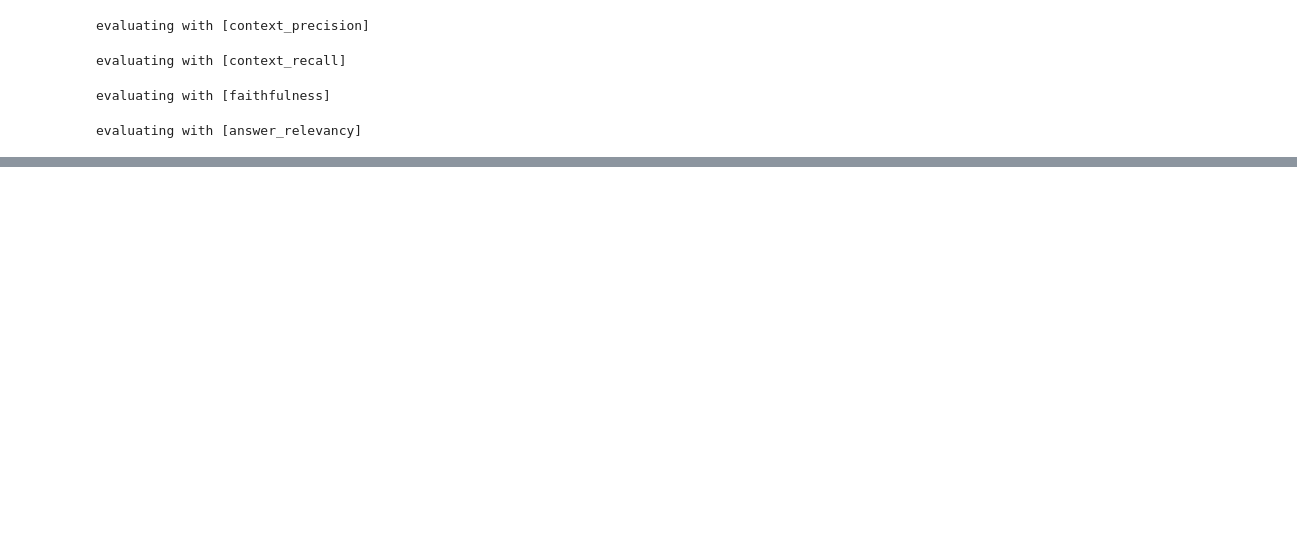
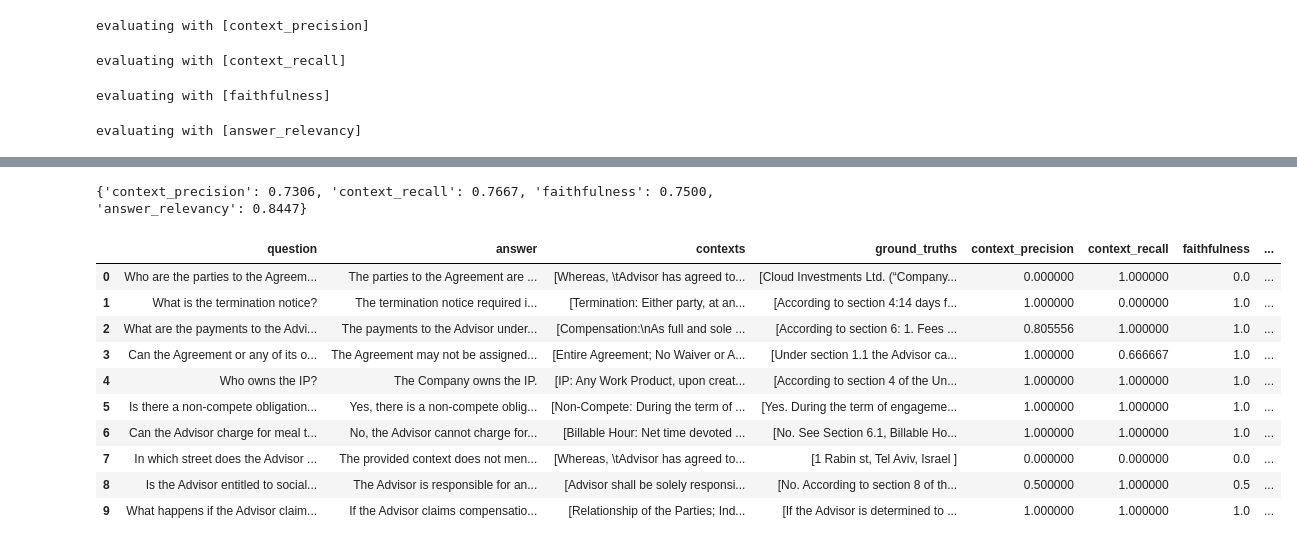
Before and after one commit to fanuelabebe/Contract_Advisor_RAG, a Jupyter notebook: backend/notebooks/RAGAs_Evaluation.ipynb, the cells around one changed output, grey strips where cells are left out. Cells and saved outputs as stored; diff of their text form; code cells hidden in the pictures; blank space fills up the shorter version.

Commit message:
feat:added evaluation endoint

```diff
--- a/backend/notebooks/RAGAs_Evaluation.ipynb
+++ b/backend/notebooks/RAGAs_Evaluation.ipynb
@@ -244,0 +253,3 @@ dataset_r = evaluation.get_dataset(questions,ground_truths,retrieval_chain,retri
+# %%
+results_r = evaluation.evaluate_RAG(dataset_r)
+df_r = results_r.to_pandas()
@@ -244,0 +261,18 @@ dataset_r = evaluation.get_dataset(questions,ground_truths,retrieval_chain,retri
+# %%
+results_r
+# %% [output]
+{'context_precision': 0.7306, 'context_recall': 0.7667, 'faithfulness': 0.7500, 'answer_relevancy': 0.8447}
+# %%
+df_r
+# %% [output]
+|  | question | answer | contexts | ground_truths | context_precision | context_recall | faithfulness | ... |
+| 0 | Who are the parties to the Agreem... | The parties to the Agreement are ... | [Whereas, \tAdvisor has agreed to... | [Cloud Investments Ltd. (“Company... | 0.000000 | 1.000000 | 0.0 | ... |
+| 1 | What is the termination notice? | The termination notice required i... | [Termination: Either party, at an... | [According to section 4:14 days f... | 1.000000 | 0.000000 | 1.0 | ... |
+| 2 | What are the payments to the Advi... | The payments to the Advisor under... | [Compensation:\nAs full and sole ... | [According to section 6: 1. Fees ... | 0.805556 | 1.000000 | 1.0 | ... |
+| 3 | Can the Agreement or any of its o... | The Agreement may not be assigned... | [Entire Agreement; No Waiver or A... | [Under section 1.1 the Advisor ca... | 1.000000 | 0.666667 | 1.0 | ... |
+| 4 | Who owns the IP? | The Company owns the IP. | [IP: Any Work Product, upon creat... | [According to section 4 of the Un... | 1.000000 | 1.000000 | 1.0 | ... |
+| 5 | Is there a non-compete obligation... | Yes, there is a non-compete oblig... | [Non-Compete: During the term of ... | [Yes. During the term of engageme... | 1.000000 | 1.000000 | 1.0 | ... |
+| 6 | Can the Advisor charge for meal t... | No, the Advisor cannot charge for... | [Billable Hour: Net time devoted ... | [No. See Section 6.1, Billable Ho... | 1.000000 | 1.000000 | 1.0 | ... |
+| 7 | In which street does the Advisor ... | The provided context does not men... | [Whereas, \tAdvisor has agreed to... | [1 Rabin st, Tel Aviv, Israel ] | 0.000000 | 0.000000 | 0.0 | ... |
+| 8 | Is the Advisor entitled to social... | The Advisor is responsible for an... | [Advisor shall be solely responsi... | [No. According to section 8 of th... | 0.500000 | 1.000000 | 0.5 | ... |
+| 9 | What happens if the Advisor claim... | If the Advisor claims compensatio... | [Relationship of the Parties; Ind... | [If the Advisor is determined to ... | 1.000000 | 1.000000 | 1.0 | ... |
```
Also changed, not shown: parts of 10 cells of this notebook, 7 other files.
